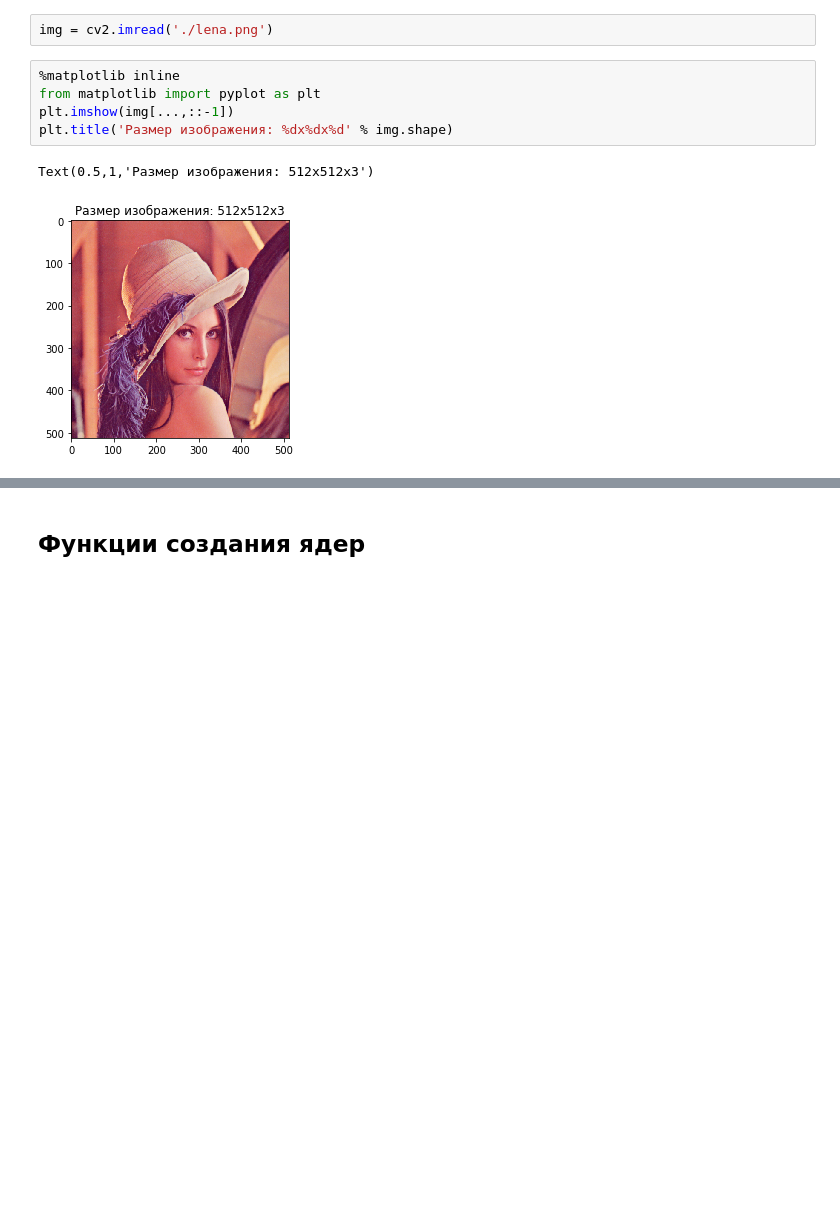
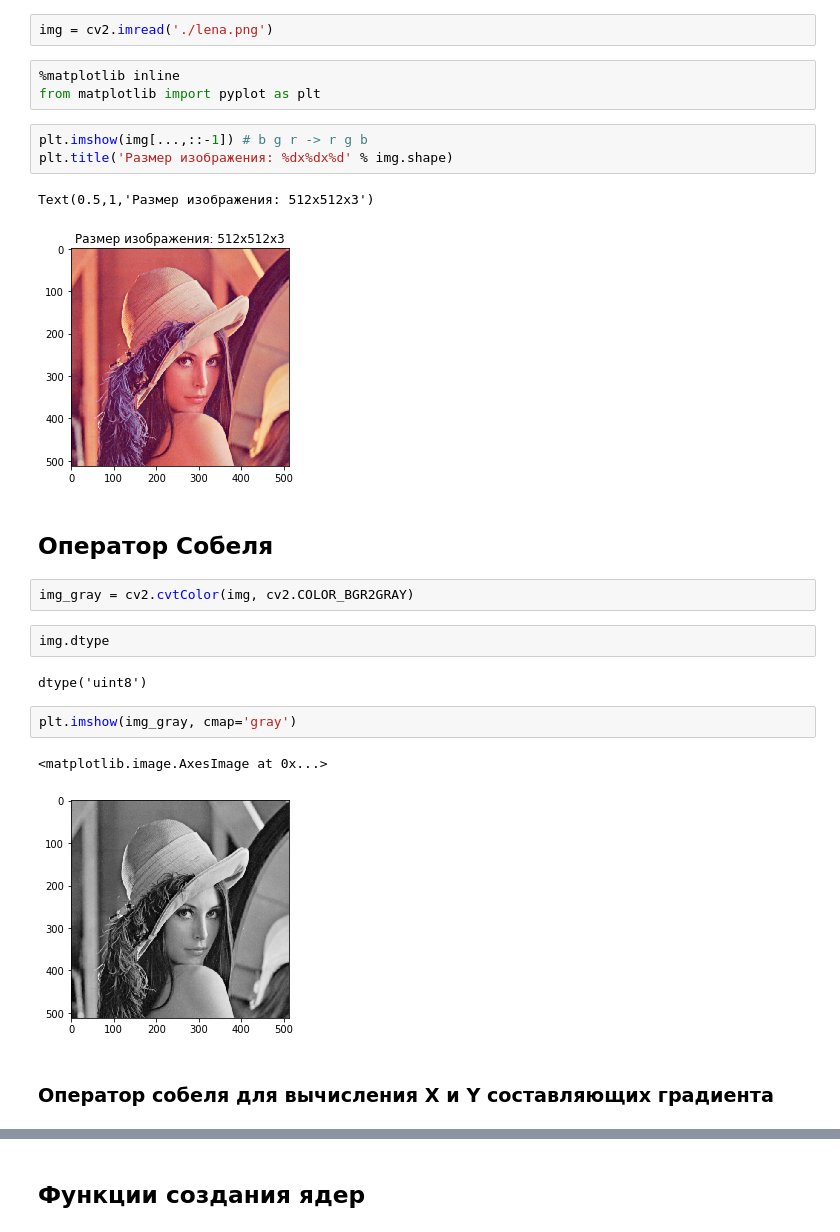
Before and after one commit to vadim0x60/netology-cv-2019, a Jupyter notebook: day1/filtering.ipynb, the cells around one changed output, grey strips where cells are left out. Drawn from its saved outputs; the diff is of its cells as text; blank space fills up the shorter version.

```diff
--- a/day1/filtering.ipynb
+++ b/day1/filtering.ipynb
@@ -7,11 +7,27 @@ import cv2
 import numpy as np
 # %%
 img = cv2.imread('./lena.png')
+# %%
+%matplotlib inline
+from matplotlib import pyplot as plt
 # %%
-%matplotlib inline
-from matplotlib import pyplot as plt
-plt.imshow(img[...,::-1])
+plt.imshow(img[...,::-1]) # b g r -> r g b
 plt.title('Размер изображения: %dx%dx%d' % img.shape)
 # %% [output]
 Text(0.5,1,'Размер изображения: 512x512x3')
 [figure]
+# %% [markdown]
+## Оператор Собеля
+# %%
+img_gray = cv2.cvtColor(img, cv2.COLOR_BGR2GRAY)
+# %%
+img.dtype
+# %% [output]
+dtype('uint8')
+# %%
+plt.imshow(img_gray, cmap='gray')
+# %% [output]
+<matplotlib.image.AxesImage at 0x...>
+[figure, added]
+# %% [markdown]
+### Оператор собеля для вычисления X и Y составляющих градиента
```
Also changed, not shown: parts of 21 cells of this notebook.
